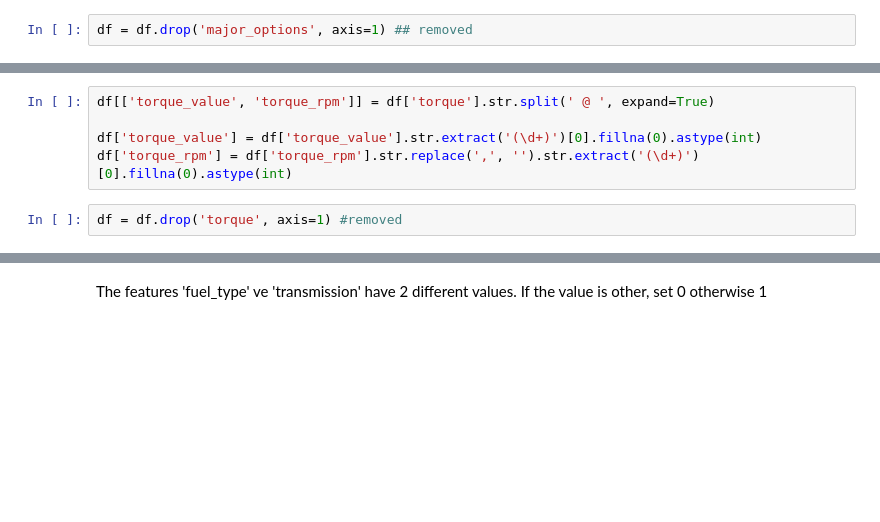
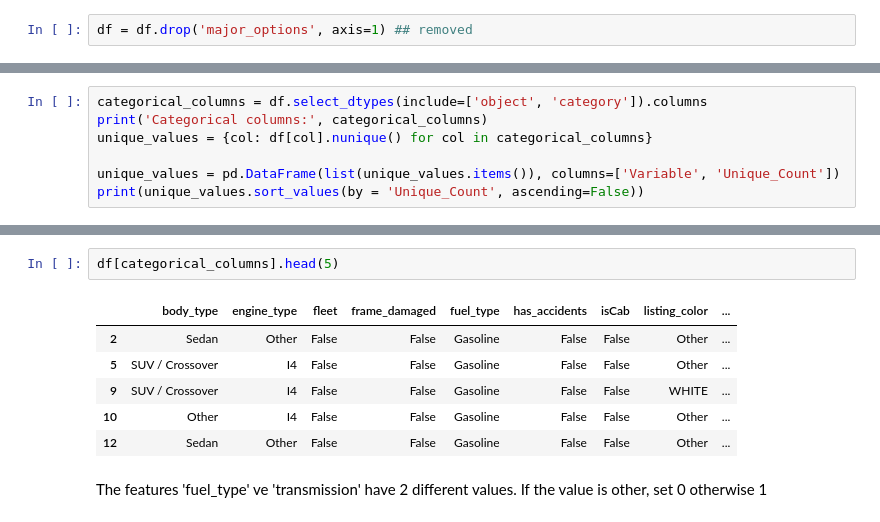
Before and after one commit to asenacak/UsedCarsML, a Jupyter notebook: Used_Cars_Data_Cleaning.ipynb, the cells around one changed output, grey strips where cells are left out. Saved outputs shown, nothing was run; the diff lists cells and outputs as text; blank space fills up the shorter version.

```diff
--- a/Used_Cars_Data_Cleaning.ipynb
+++ b/Used_Cars_Data_Cleaning.ipynb
@@ -555,7 +644,7 @@ The feature 'torque' is of mixed type and contains values formatted like ''258 l
-# %%
-df[['torque_value', 'torque_rpm']] = df['torque'].str.split(' @ ', expand=True)
-
-df['torque_value'] = df['torque_value'].str.extract('(\d+)')[0].fillna(0).astype(int)
-df['torque_rpm'] = df['torque_rpm'].str.replace(',', '').str.extract('(\d+)')[0].fillna(0).astype(int)
-# %%
-df = df.drop('torque', axis=1) #removed
+# %%
+categorical_columns = df.select_dtypes(include=['object', 'category']).columns
+print('Categorical columns:', categorical_columns)
+unique_values = {col: df[col].nunique() for col in categorical_columns}
+
+unique_values = pd.DataFrame(list(unique_values.items()), columns=['Variable', 'Unique_Count'])
+print(unique_values.sort_values(by = 'Unique_Count', ascending=False))
@@ -562,3 +669,12 @@ df = df.drop('torque', axis=1) #removed
+# %%
+df[categorical_columns].head(5)
+# %% [output]
+|  | body_type | engine_type | fleet | frame_damaged | fuel_type | has_accidents | isCab | listing_color | ... |
+| 2 | Sedan | Other | False | False | Gasoline | False | False | Other | ... |
+| 5 | SUV / Crossover | I4 | False | False | Gasoline | False | False | Other | ... |
+| 9 | SUV / Crossover | I4 | False | False | Gasoline | False | False | WHITE | ... |
+| 10 | Other | I4 | False | False | Gasoline | False | False | Other | ... |
+| 12 | Sedan | Other | False | False | Gasoline | False | False | Other | ... |
 # %% [markdown]
 The features 'fuel_type' ve 'transmission' have 2 different values. If the value is other, set 0 otherwise 1
 # %%
```
Also changed, not shown: parts of 96 cells of this notebook.
